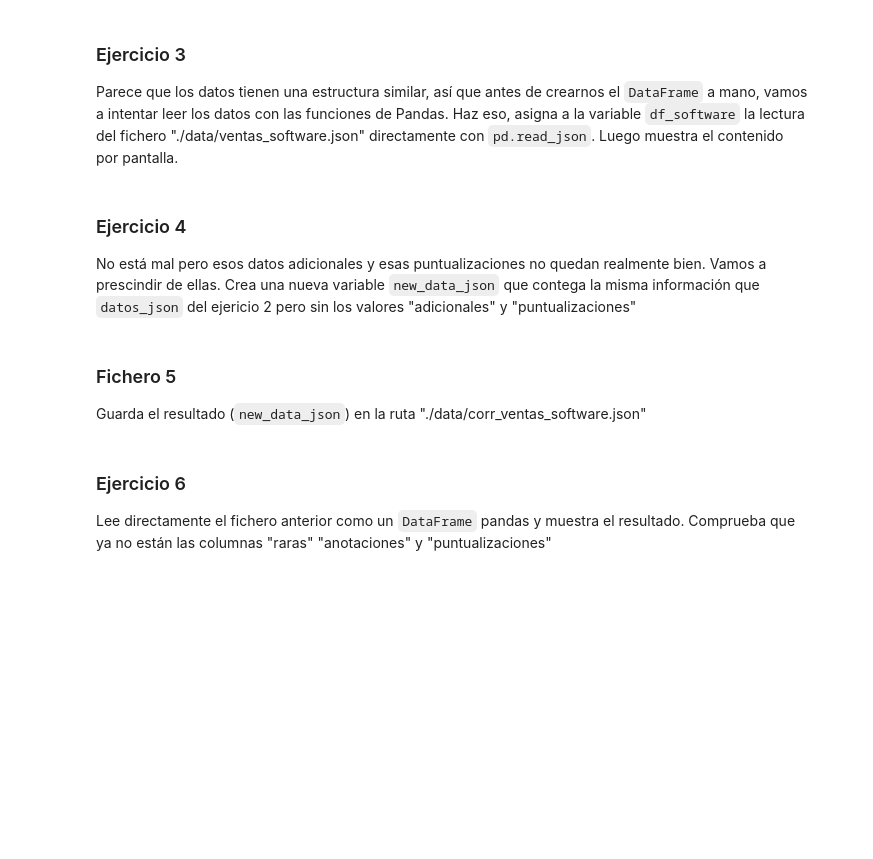
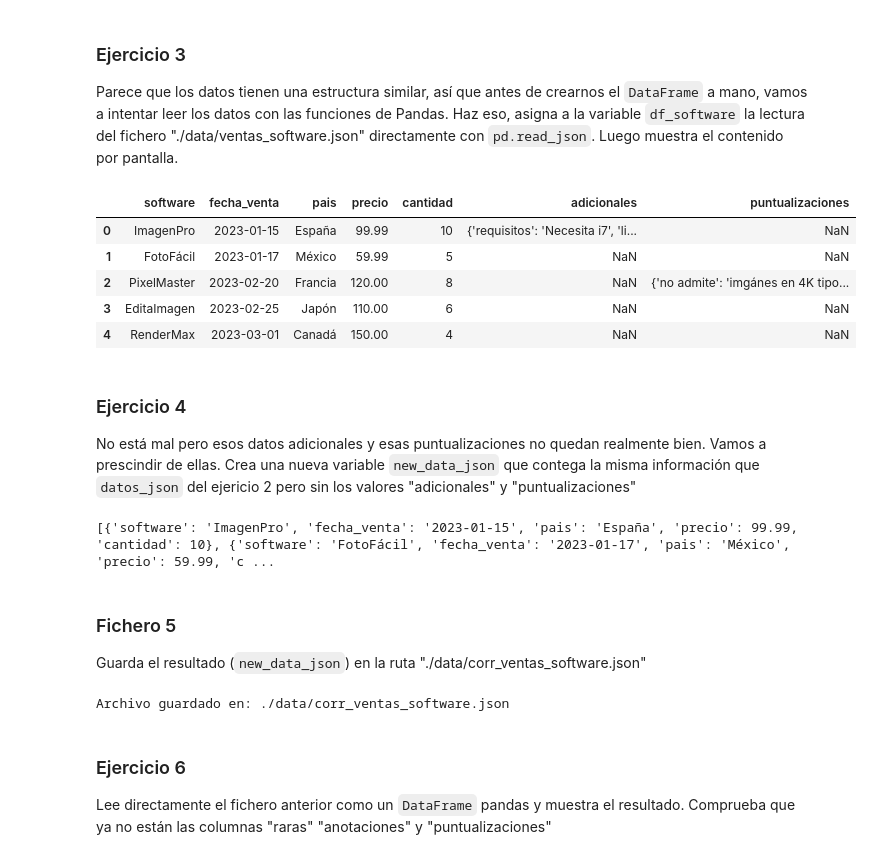
Before and after one commit to Cmonzon-94/ONLINE_DS_THEBRIDGE_Cmonzon, a Jupyter notebook: 03_Analisis_de_Datos/Sprint_05/Unidad_02_Acceso_y_Procesado_de_Datos_Internos__Ficheros/Unidad_02/Ejercicios_Workout/09_Ejercicio_Formato_Flexible.ipynb, the cells around one changed output. Drawn from its saved outputs; the diff is of its cells as text; code cells hidden in the pictures; blank space fills up the shorter version.

```diff
--- a/03_Analisis_de_Datos/Sprint_05/Unidad_02_Acceso_y_Procesado_de_Datos_Internos__Ficheros/Unidad_02/Ejercicios_Workout/09_Ejercicio_Formato_Flexible.ipynb
+++ b/03_Analisis_de_Datos/Sprint_05/Unidad_02_Acceso_y_Procesado_de_Datos_Internos__Ficheros/Unidad_02/Ejercicios_Workout/09_Ejercicio_Formato_Flexible.ipynb
@@ -29,12 +60,41 @@ Puedes ver que se trata de una lista de objetos json. Utiliza las funciones json
 # %% [markdown]
 ### Ejercicio 3
 Parece que los datos tienen una estructura similar, así que antes de crearnos el `DataFrame` a mano, vamos a intentar leer los datos con las funciones de Pandas. Haz eso, asigna a la variable `df_software` la lectura del fichero "./data/ventas_software.json" directamente con `pd.read_json`. Luego muestra el contenido por pantalla.
+# %%
+df_software = pd.read_json("./data/ventas_software.json")
+df_software
+# %% [output]
+|  | software | fecha_venta | pais | precio | cantidad | adicionales | puntualizaciones |
+| 0 | ImagenPro | 2023-01-15 | España | 99.99 | 10 | {'requisitos': 'Necesita i7', 'li... | NaN |
+| 1 | FotoFácil | 2023-01-17 | México | 59.99 | 5 | NaN | NaN |
+| 2 | PixelMaster | 2023-02-20 | Francia | 120.00 | 8 | NaN | {'no admite': 'imgánes en 4K tipo... |
+| 3 | EditaImagen | 2023-02-25 | Japón | 110.00 | 6 | NaN | NaN |
+| 4 | RenderMax | 2023-03-01 | Canadá | 150.00 | 4 | NaN | NaN |
 # %% [markdown]
 ### Ejercicio 4
 No está mal pero esos datos adicionales y esas puntualizaciones no quedan realmente bien. Vamos a prescindir de ellas. Crea una nueva variable `new_data_json` que contega la misma información que `datos_json` del ejericio 2 pero sin los valores "adicionales" y "puntualizaciones"
+# %%
+new_data_json = [
+    {k: v for k, v in item.items() if k not in ["adicionales", "puntualizaciones"]}
+    for item in datos
+]
+
+# Verificar el contenido
+print(new_data_json)
+# %% [output]
+[{'software': 'ImagenPro', 'fecha_venta': '2023-01-15', 'pais': 'España', 'precio': 99.99, 'cantidad': 10}, {'software': 'FotoFácil', 'fecha_venta': '2023-01-17', 'pais': 'México', 'precio': 59.99, 'c ...
 # %% [markdown]
 ### Fichero 5
 Guarda el resultado (`new_data_json`) en la ruta "./data/corr_ventas_software.json"
+# %%
+ruta_salida = "./data/corr_ventas_software.json"
+# Guardar el archivo JSON
+with open(ruta_salida, mode="w", encoding="utf-8") as file:
+    json.dump(new_data_json, file, indent=4, ensure_ascii=False)
+
+print(f"Archivo guardado en: {ruta_salida}")
+# %% [output]
+Archivo guardado en: ./data/corr_ventas_software.json
 # %% [markdown]
 ### Ejercicio 6
 Lee directamente el fichero anterior como un `DataFrame` pandas y muestra el resultado. Comprueba que ya no están las columnas "raras" "anotaciones" y "puntualizaciones"
```
Also changed, not shown: parts of 8 cells of this notebook, 6 other files.
